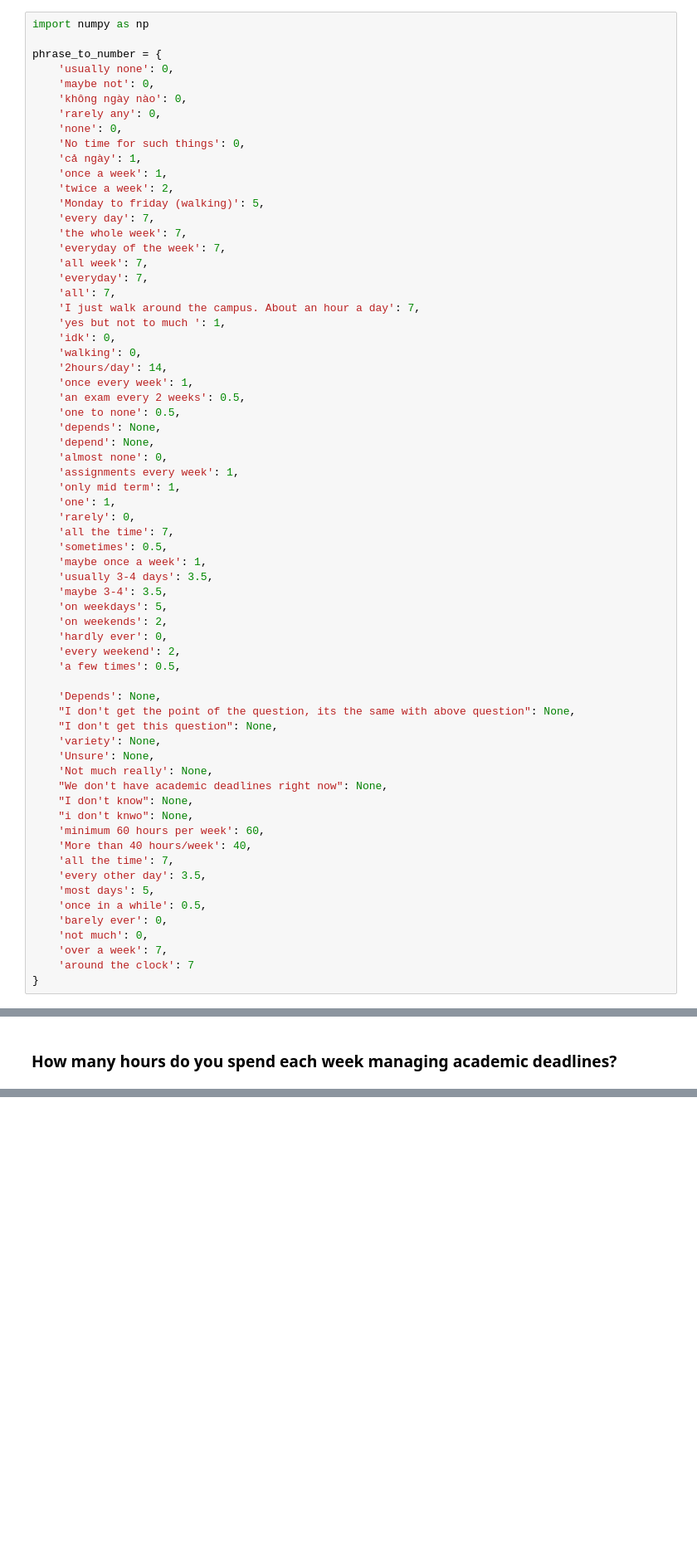
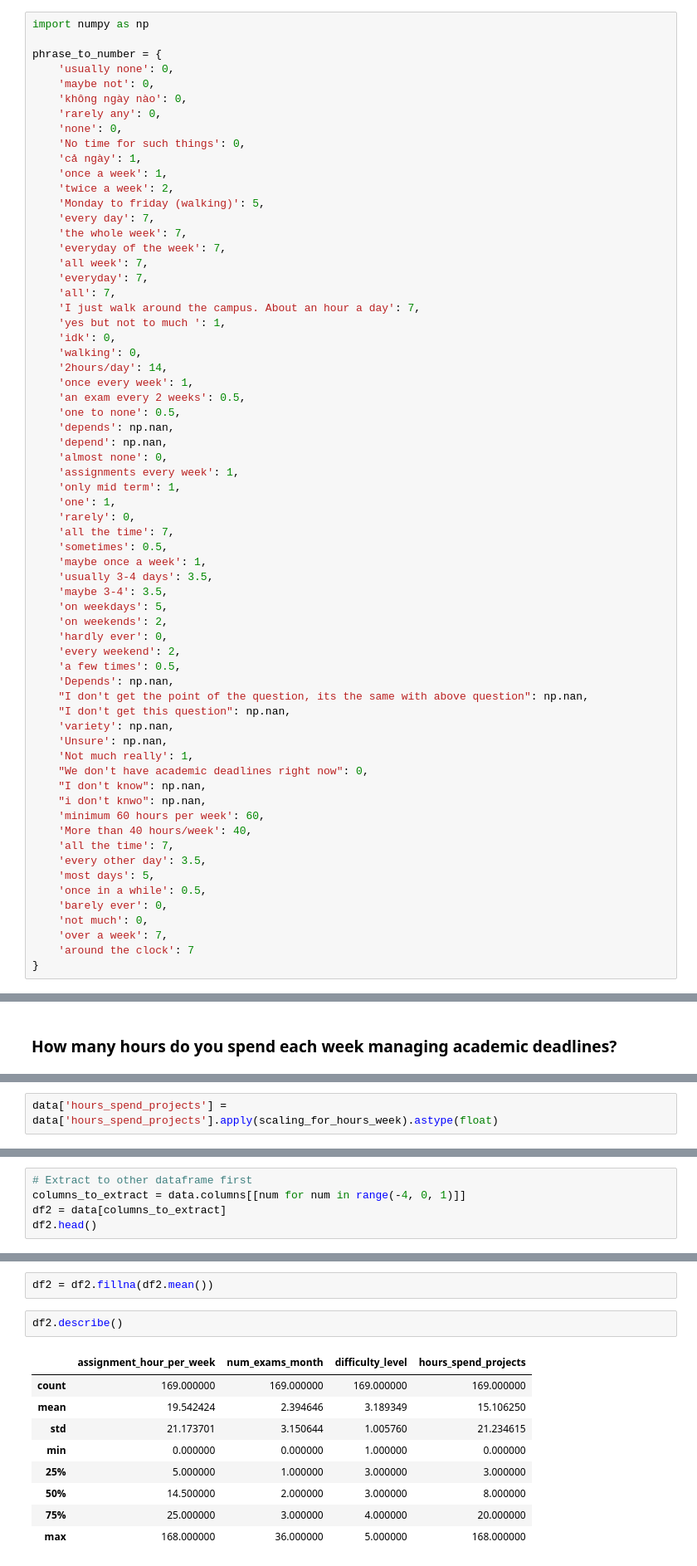
Before and after one commit to ga1nang/ce1, a Jupyter notebook: preprocessing.ipynb, the cells around one changed output, grey strips where cells are left out. Shown at 83% size. Saved outputs shown, nothing was run; the diff lists cells and outputs as text; blank space fills up the shorter version.

```diff
--- a/preprocessing.ipynb
+++ b/preprocessing.ipynb
@@ -184,8 +184,8 @@ phrase_to_number = {
     'once every week': 1,
     'an exam every 2 weeks': 0.5,
     'one to none': 0.5,
-    'depends': None,
-    'depend': None,
+    'depends': np.nan,
+    'depend': np.nan,
     'almost none': 0,
     'assignments every week': 1,
     'only mid term': 1,
@@ -201,16 +201,15 @@ phrase_to_number = {
     'hardly ever': 0,
     'every weekend': 2,
     'a few times': 0.5,
-
-    'Depends': None,
-    "I don't get the point of the question, its the same with above question": None,
-    "I don't get this question": None,
-    'variety': None,
-    'Unsure': None,
-    'Not much really': None,
-    "We don't have academic deadlines right now": None,
-    "I don't know": None,
-    "i don't knwo": None,
+    'Depends': np.nan,
+    "I don't get the point of the question, its the same with above question": np.nan,
+    "I don't get this question": np.nan,
+    'variety': np.nan,
+    'Unsure': np.nan,
+    'Not much really': 1,
+    "We don't have academic deadlines right now": 0,
+    "I don't know": np.nan,
+    "i don't knwo": np.nan,
     'minimum 60 hours per week': 60,
     'More than 40 hours/week': 40,
     'all the time': 7,
@@ -726,0 +733,2 @@ TypeError: unsupported operand type(s) for +: 'int' and 'NoneType'
+# %%
+data['hours_spend_projects'] = data['hours_spend_projects'].apply(scaling_for_hours_week).astype(float)
@@ -726,0 +764,5 @@ TypeError: unsupported operand type(s) for +: 'int' and 'NoneType'
+# %%
+# Extract to other dataframe first
+columns_to_extract = data.columns[[num for num in range(-4, 0, 1)]]
+df2 = data[columns_to_extract]
+df2.head()
@@ -726,0 +776,14 @@ TypeError: unsupported operand type(s) for +: 'int' and 'NoneType'
+# %%
+df2 = df2.fillna(df2.mean())
+# %%
+df2.describe()
+# %% [output]
+|  | assignment_hour_per_week | num_exams_month | difficulty_level | hours_spend_projects |
+| count | 169.000000 | 169.000000 | 169.000000 | 169.000000 |
+| mean | 19.542424 | 2.394646 | 3.189349 | 15.106250 |
+| std | 21.173701 | 3.150644 | 1.005760 | 21.234615 |
+| min | 0.000000 | 0.000000 | 1.000000 | 0.000000 |
+| 25% | 5.000000 | 1.000000 | 3.000000 | 3.000000 |
+| 50% | 14.500000 | 2.000000 | 3.000000 | 8.000000 |
+| 75% | 25.000000 | 3.000000 | 4.000000 | 20.000000 |
+| max | 168.000000 | 36.000000 | 5.000000 | 168.000000 |
```
Also changed, not shown: parts of 9 cells of this notebook.
